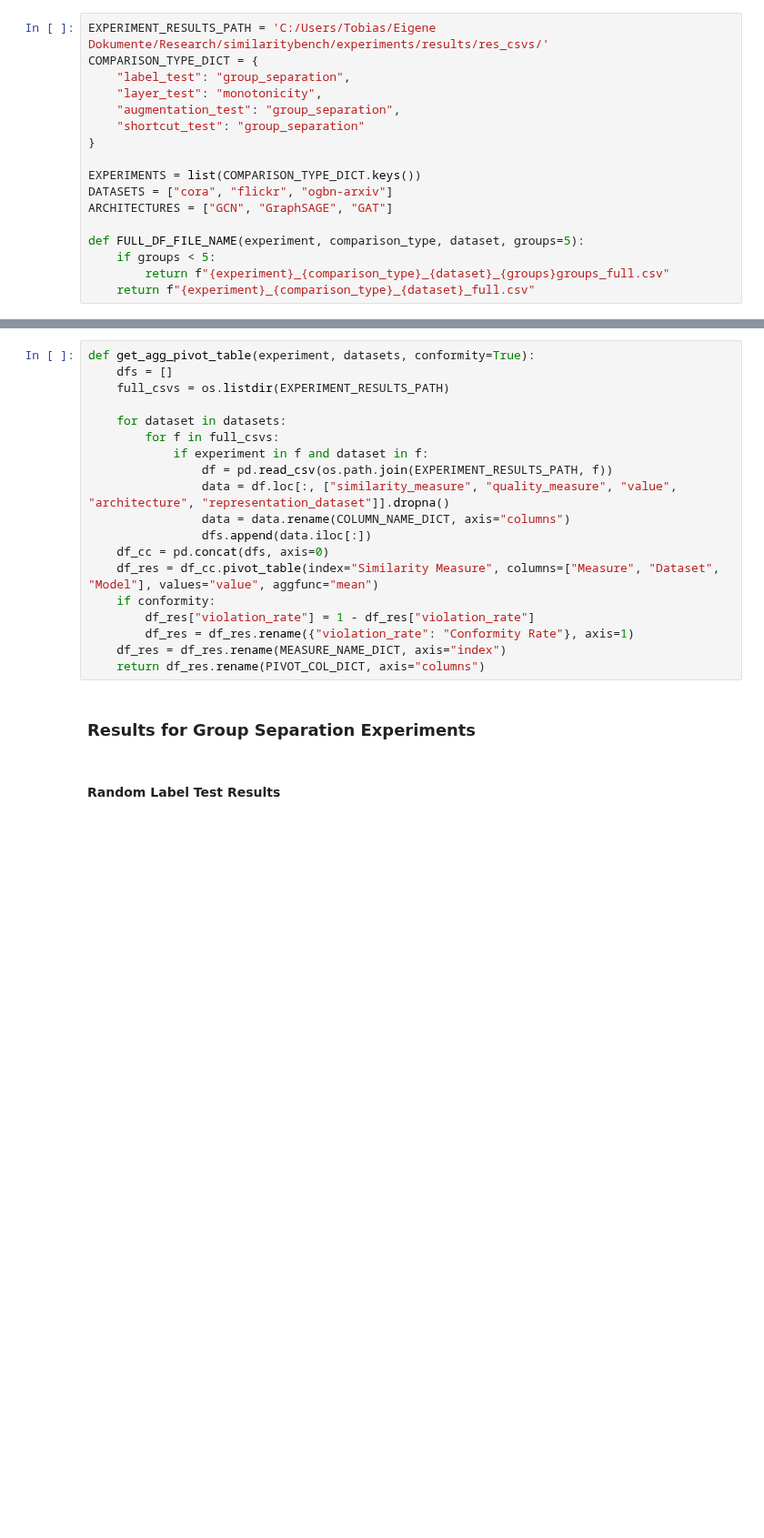
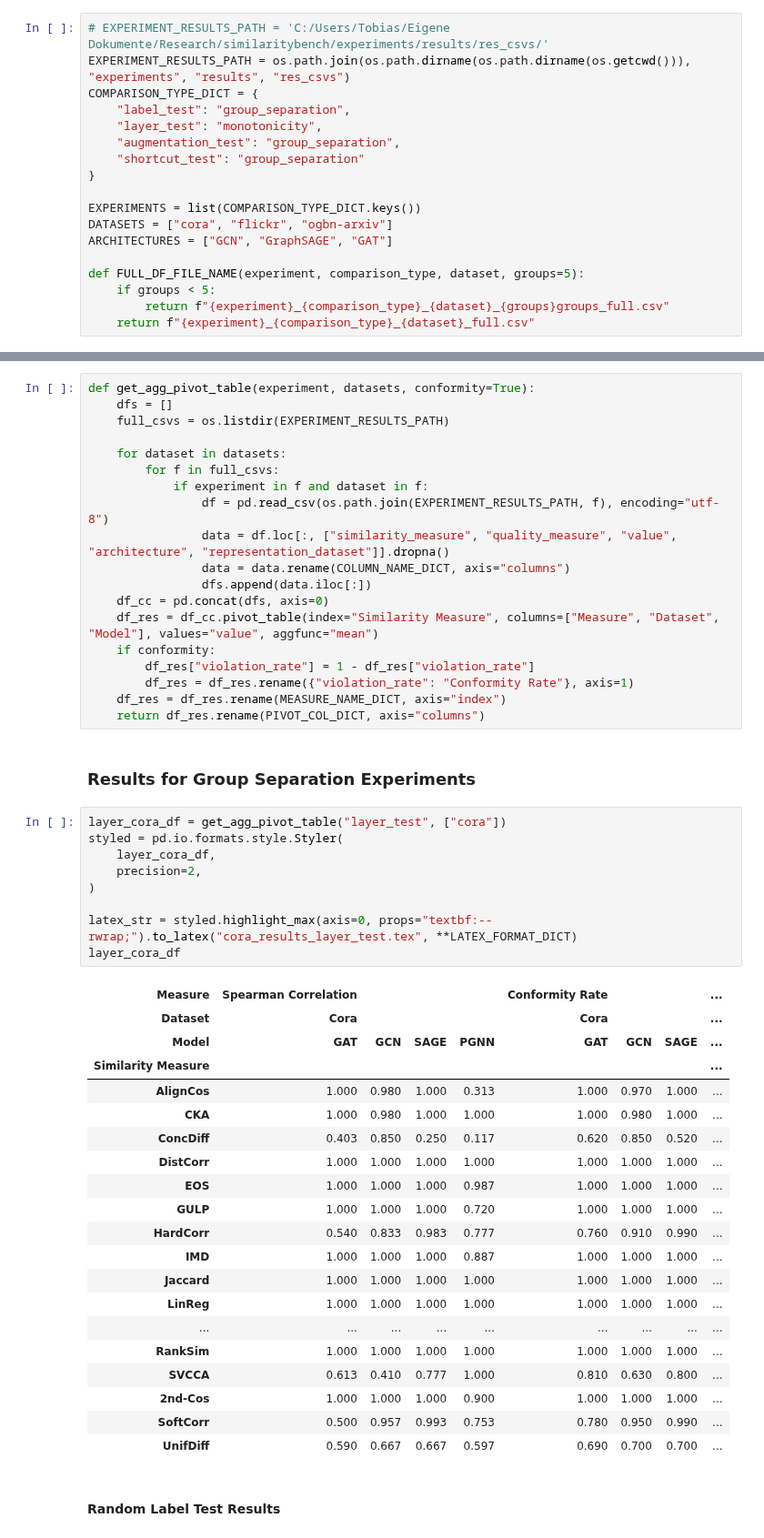
Before and after one commit to TaWald/similaritybench, a Jupyter notebook: graphs/notebooks/tables.ipynb, the cells around one changed output, grey strips where cells are left out. Shown at 91% size. Saved outputs shown, nothing was run; the diff lists cells and outputs as text; blank space fills up the shorter version.

Commit message:
add pgnn-cora-tables

```diff
--- a/graphs/notebooks/tables.ipynb
+++ b/graphs/notebooks/tables.ipynb
@@ -58,7 +58,8 @@ LATEX_FORMAT_DICT = {
     "multicol_align": "c",
 }
 # %%
-EXPERIMENT_RESULTS_PATH = 'C:/Users/Tobias/Eigene Dokumente/Research/similaritybench/experiments/results/res_csvs/'
+# EXPERIMENT_RESULTS_PATH = 'C:/Users/Tobias/Eigene Dokumente/Research/similaritybench/experiments/results/res_csvs/'
+EXPERIMENT_RESULTS_PATH = os.path.join(os.path.dirname(os.path.dirname(os.getcwd())), "experiments", "results", "res_csvs")
 COMPARISON_TYPE_DICT = {
     "label_test": "group_separation",
     "layer_test": "monotonicity",
@@ -103,7 +104,7 @@ def get_agg_pivot_table(experiment, datasets, conformity=True):
     for dataset in datasets:
         for f in full_csvs:
             if experiment in f and dataset in f:
-                df = pd.read_csv(os.path.join(EXPERIMENT_RESULTS_PATH, f))
+                df = pd.read_csv(os.path.join(EXPERIMENT_RESULTS_PATH, f), encoding="utf-8")
                 data = df.loc[:, ["similarity_measure", "quality_measure", "value", "architecture", "representation_dataset"]].dropna()
                 data = data.rename(COLUMN_NAME_DICT, axis="columns")
                 dfs.append(data.iloc[:])
@@ -116,6 +117,36 @@ def get_agg_pivot_table(experiment, datasets, conformity=True):
     return df_res.rename(PIVOT_COL_DICT, axis="columns")
 # %% [markdown]
 ### Results for Group Separation Experiments
+# %%
+layer_cora_df = get_agg_pivot_table("layer_test", ["cora"])
+styled = pd.io.formats.style.Styler(
+    layer_cora_df,
+    precision=2,
+)
+
+latex_str = styled.highlight_max(axis=0, props="textbf:--rwrap;").to_latex("cora_results_layer_test.tex", **LATEX_FORMAT_DICT)
+layer_cora_df
+# %% [output]
+| Measure | Spearman Correlation |  |  |  | Conformity Rate |  |  | ... |
+| Dataset | Cora |  |  |  | Cora |  |  | ... |
+| Model | GAT | GCN | SAGE | PGNN | GAT | GCN | SAGE | ... |
+| Similarity Measure |  |  |  |  |  |  |  | ... |
+| AlignCos | 1.000 | 0.980 | 1.000 | 0.313 | 1.000 | 0.970 | 1.000 | ... |
+| CKA | 1.000 | 0.980 | 1.000 | 1.000 | 1.000 | 0.980 | 1.000 | ... |
+| ConcDiff | 0.403 | 0.850 | 0.250 | 0.117 | 0.620 | 0.850 | 0.520 | ... |
+| DistCorr | 1.000 | 1.000 | 1.000 | 1.000 | 1.000 | 1.000 | 1.000 | ... |
+| EOS | 1.000 | 1.000 | 1.000 | 0.987 | 1.000 | 1.000 | 1.000 | ... |
+| GULP | 1.000 | 1.000 | 1.000 | 0.720 | 1.000 | 1.000 | 1.000 | ... |
+| HardCorr | 0.540 | 0.833 | 0.983 | 0.777 | 0.760 | 0.910 | 0.990 | ... |
+| IMD | 1.000 | 1.000 | 1.000 | 0.887 | 1.000 | 1.000 | 1.000 | ... |
+| Jaccard | 1.000 | 1.000 | 1.000 | 1.000 | 1.000 | 1.000 | 1.000 | ... |
+| LinReg | 1.000 | 1.000 | 1.000 | 1.000 | 1.000 | 1.000 | 1.000 | ... |
+| ... | ... | ... | ... | ... | ... | ... | ... | ... |
+| RankSim | 1.000 | 1.000 | 1.000 | 1.000 | 1.000 | 1.000 | 1.000 | ... |
+| SVCCA | 0.613 | 0.410 | 0.777 | 1.000 | 0.810 | 0.630 | 0.800 | ... |
+| 2nd-Cos | 1.000 | 1.000 | 1.000 | 0.900 | 1.000 | 1.000 | 1.000 | ... |
+| SoftCorr | 0.500 | 0.957 | 0.993 | 0.753 | 0.780 | 0.950 | 0.990 | ... |
+| UnifDiff | 0.590 | 0.667 | 0.667 | 0.597 | 0.690 | 0.700 | 0.700 | ... |
 # %% [markdown]
 #### Random Label Test Results
 # %%
```
Also changed, not shown: parts of 3 cells of this notebook.
